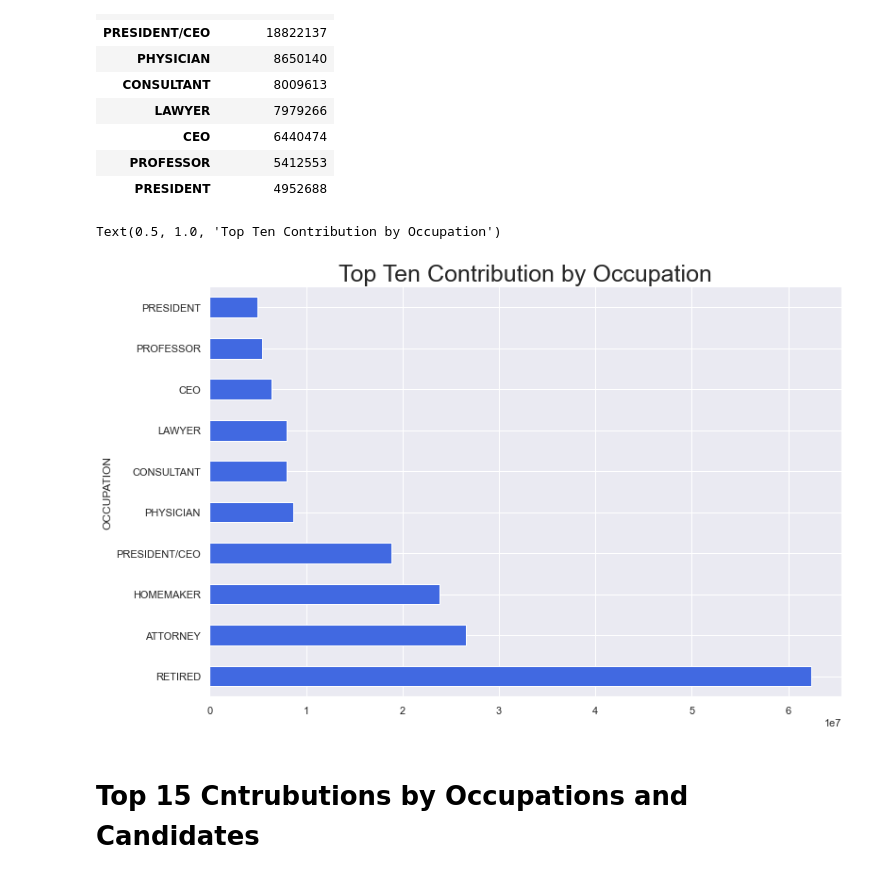
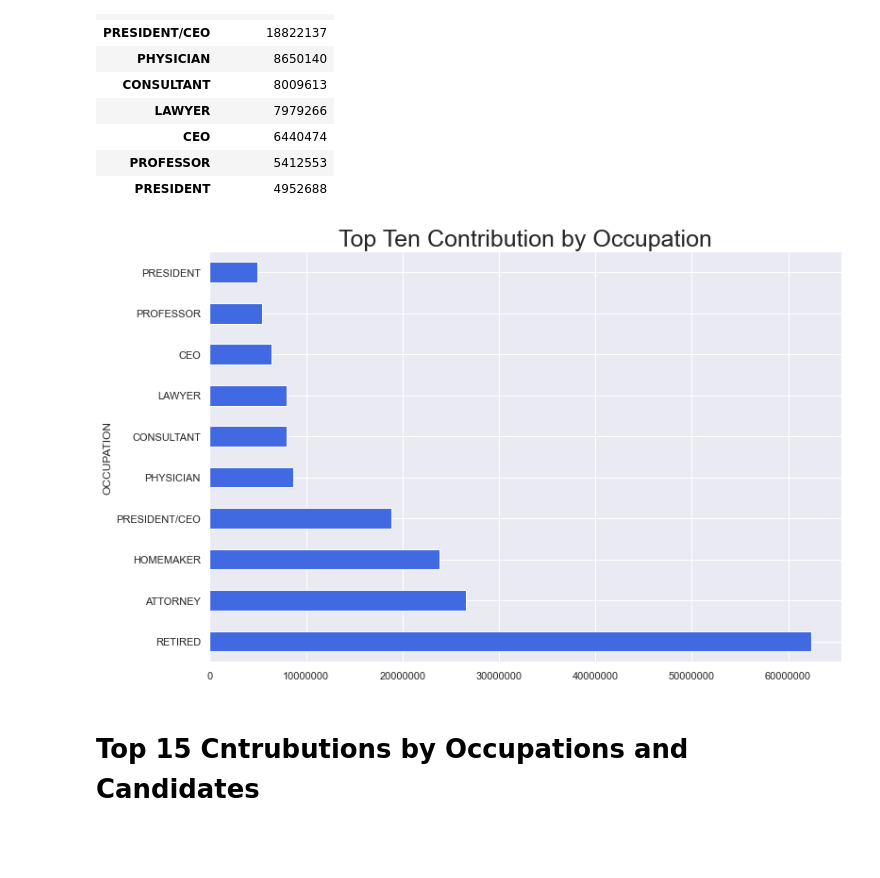
Before and after one commit to Olawale-Ajayi/US_2016_ELECTION_FUNDING, a Jupyter notebook: US 2016 ELECTION FINANCE.ipynb, the cells around one changed output. Saved outputs shown, nothing was run; the diff lists cells and outputs as text; code cells hidden in the pictures; blank space fills up the shorter version.

```diff
--- a/US 2016 ELECTION FINANCE.ipynb
+++ b/US 2016 ELECTION FINANCE.ipynb
@@ -1015,9 +1015,9 @@ df.groupby("OCCUPATION")[["CONTRIBUTION"]].sum().sort_values(by = "CONTRIBUTION"
 # %%
 df.groupby("OCCUPATION")[["CONTRIBUTION"]].sum().sort_values(by = "CONTRIBUTION", ascending = False)[:10].plot.barh(legend = None, color  = "#4169E1", figsize = (12,8) )
 plt.title("Top Ten Contribution by Occupation", size = 25)
+plt.ticklabel_format(style='plain', axis = "x")
 # %% [output]
-Text(0.5, 1.0, 'Top Ten Contribution by Occupation')
-[figure, old version]
+[figure, new version]
 # %% [markdown]
 # Top 15 Cntrubutions by Occupations and Candidates
 # %%
```
Also changed, not shown: parts of 2 cells of this notebook.
